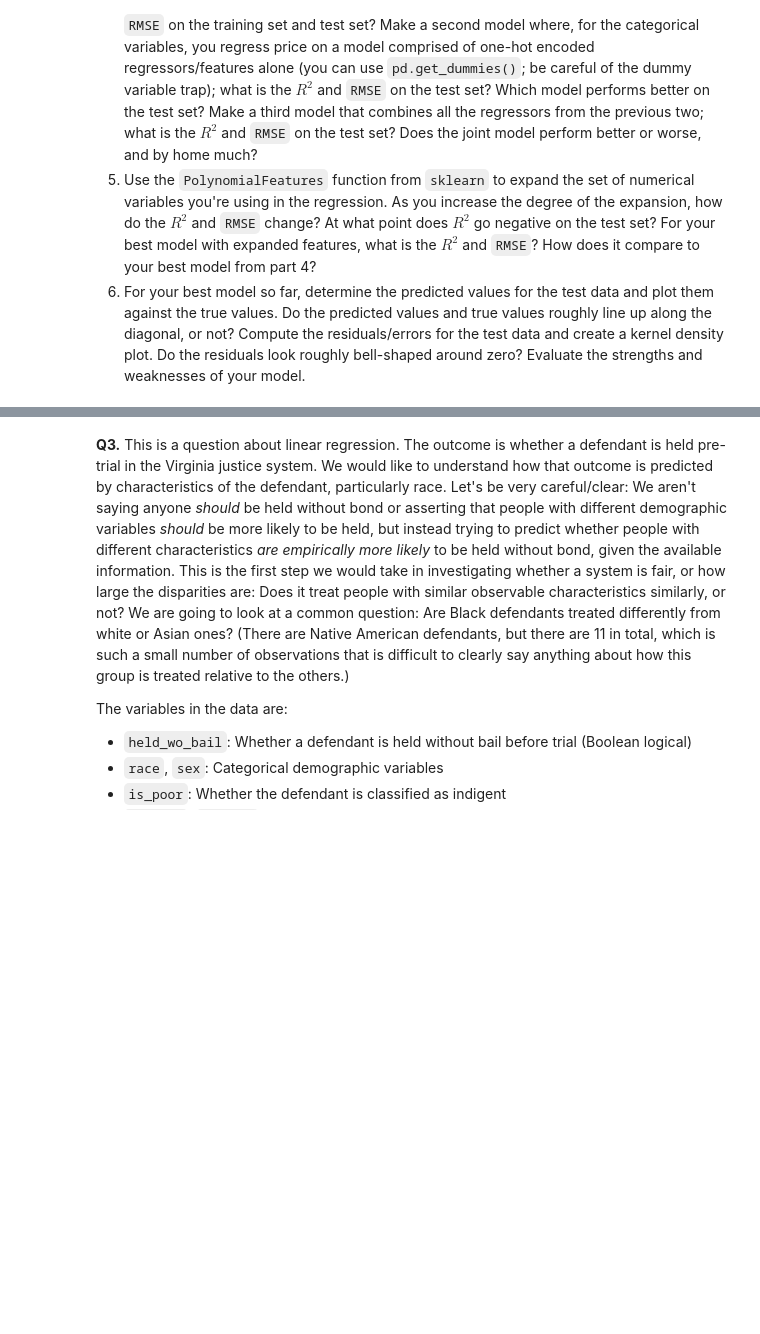
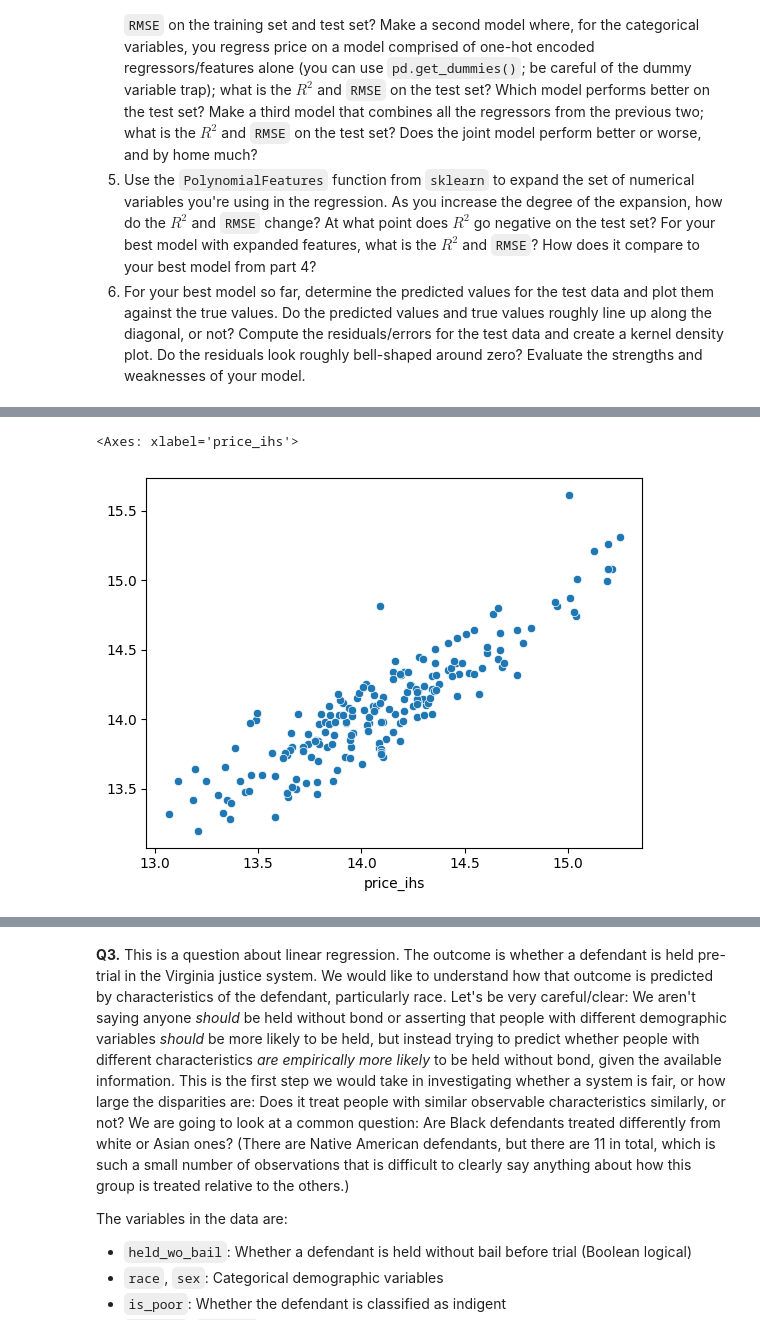
Before and after one commit to kirsten-fung/linearRegression, a Jupyter notebook: assignment.ipynb, the cells around one changed output, grey strips where cells are left out. Saved outputs shown, nothing was run; the diff lists cells and outputs as text; code cells hidden in the pictures; blank space fills up the shorter version.

```diff
--- a/assignment.ipynb
+++ b/assignment.ipynb
@@ -206,0 +266,11 @@ RMSE:  114.27692123130633
+# %%
+# numeric
+from sklearn import linear_model
+
+X_train_n = df_train.loc[:,['age','mileage_ihs','Seating_Capacity']]
+reg_n = linear_model.LinearRegression().fit(X_train_n,y_train)
+X_test_n = df_test.loc[:,['age','mileage_ihs','Seating_Capacity']]
+y_hat = reg_n.predict(X_test_n)
+print('RSQ: ', reg_n.score(X_test_n,y_test))
+rmse_n = np.sqrt( np.mean( (y_test - y_hat)**2 ))
+print('RMSE: ', rmse_n)
@@ -206,0 +298,11 @@ RMSE:  114.27692123130633
+# %%
+# combined
+
+X_train_all = pd.concat([X_train_n, X_train_c],axis=1, ignore_index=True)
+X_test_all = pd.concat([X_test_n, X_test_c],axis=1, ignore_index=True)
+
+reg_all = linear_model.LinearRegression().fit(X_train_all,y_train)
+y_hat_all = reg_all.predict(X_test_all)
+print('RSQ: ', reg_all.score(X_test_all,y_test))
+rmse_all = np.sqrt( np.mean( (y_test - y_hat_all)**2 ))
+print('RMSE: ', rmse_all)
@@ -206,0 +351,25 @@ RMSE:  114.27692123130633
+# %%
+d=2
+expander = PolynomialFeatures(degree=d,include_bias=False)
+Z = expander.fit_transform(X_test_n)
+names = expander.get_feature_names_out()
+X_test_d = pd.DataFrame(data=Z, columns = names)
+Z = expander.fit_transform(X_train_n)
+names = expander.get_feature_names_out()
+X_train_d = pd.DataFrame(data=Z, columns = names)
+X_train_d.reset_index(drop=True, inplace=True)
+X_train_c.reset_index(drop=True, inplace=True)
+X_train_all = pd.concat([X_train_d, X_train_c], axis=1, ignore_index=True)
+
+X_test_d.reset_index(drop=True, inplace=True)
+X_test_c.reset_index(drop=True, inplace=True)
+X_test_all = pd.concat([X_test_d, X_test_c], axis=1, ignore_index=True)
+
+reg_all = linear_model.LinearRegression().fit(X_train_all,y_train)
+
+y_hat_all = reg_all.predict(X_test_all)
+
+sns.scatterplot(x=y_test,y=y_hat_all)
+# %% [output]
+<Axes: xlabel='price_ihs'>
+[figure, added]
```
Also changed, not shown: parts of 18 cells of this notebook.
